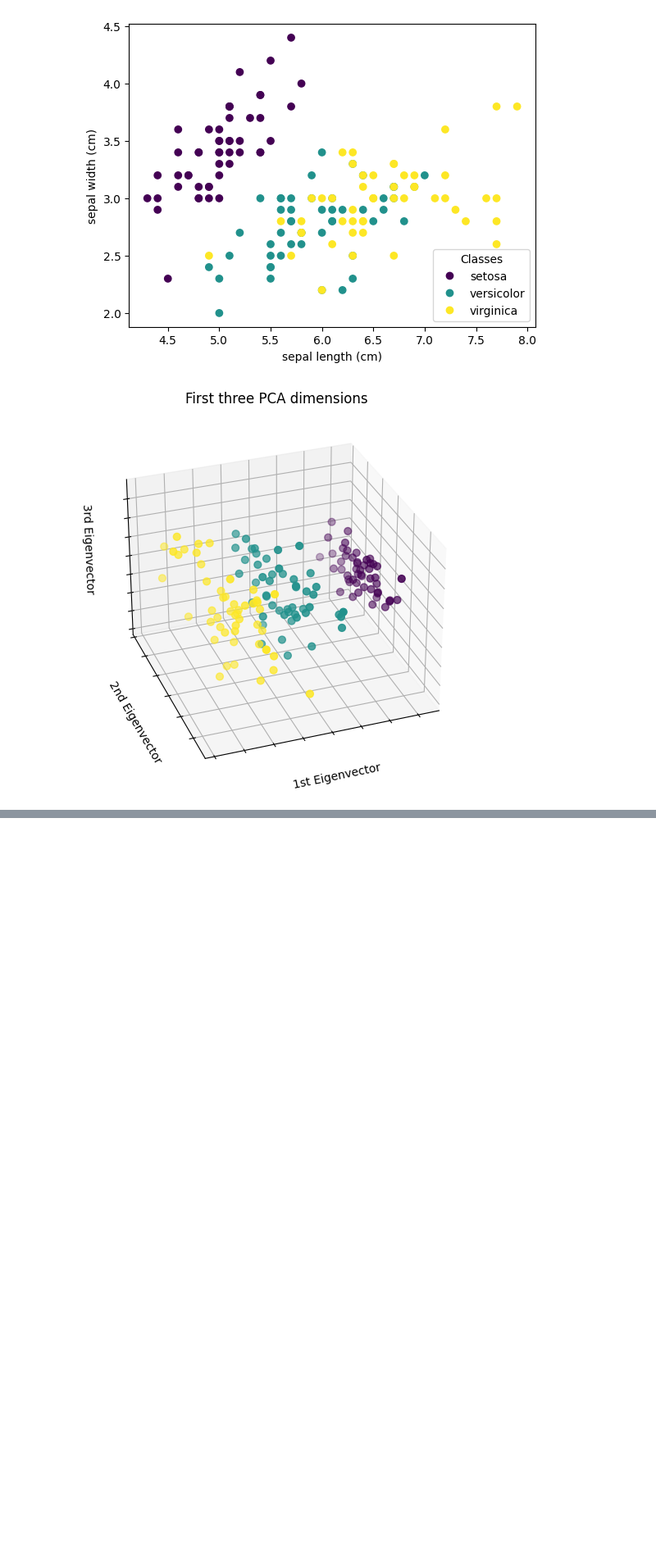
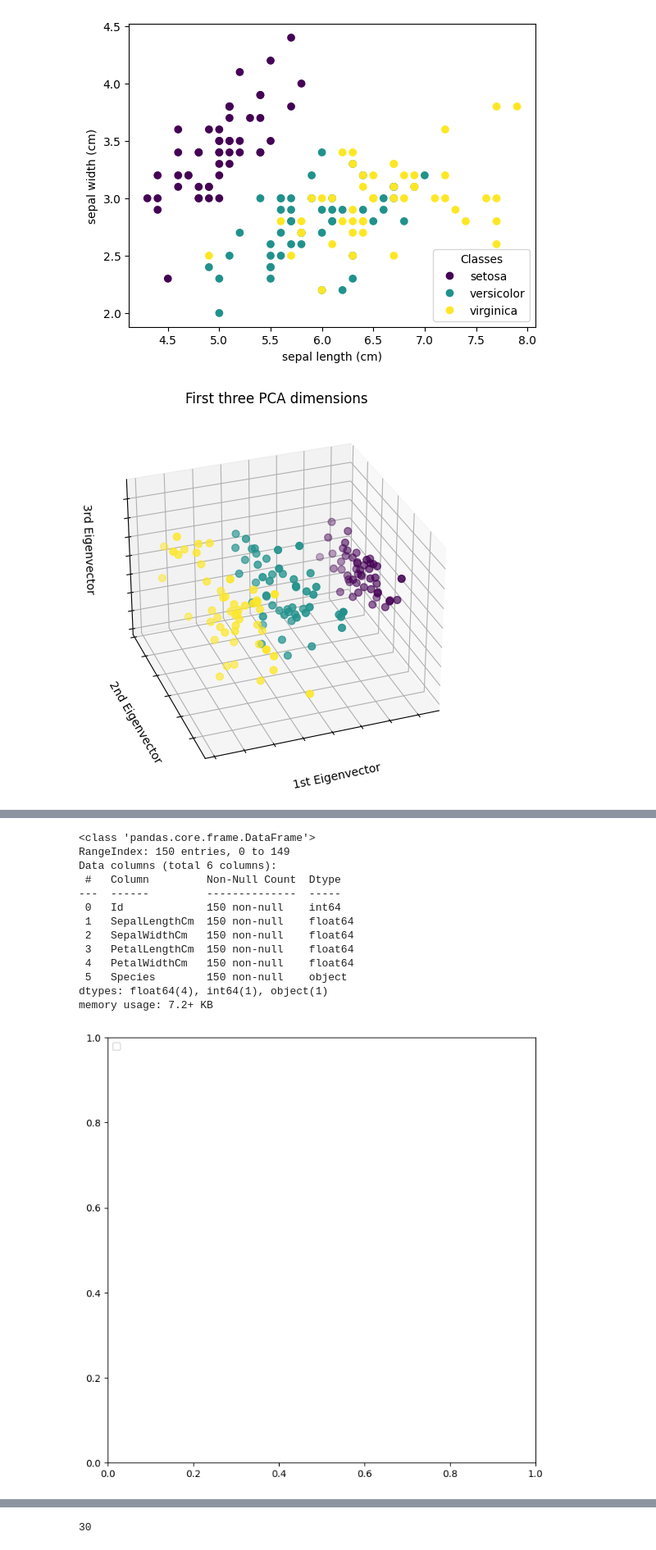
Before and after one commit to JayeshTheCoder/Principal-Component-Analysis, a Jupyter notebook: Principle_Component_Analysis_435.ipynb, the cells around one changed output, grey strips where cells are left out. Shown: that part at 82% size. Cells and saved outputs as stored; diff of their text form; code cells hidden in the pictures; blank space fills up the shorter version.

```diff
--- a/Principle_Component_Analysis_435.ipynb
+++ b/Principle_Component_Analysis_435.ipynb
@@ -95,3 +95,68 @@ ax.zaxis.set_ticklabels([])
 plt.show()
 # %% [output]
 [figure]
+# %%
+#IRIS DATASET
+#LINK: https://www.kaggle.com/datasets/uciml/iris
+#This data sets consists of 3 different types of irises’ (Setosa, Versicolour, and Virginica)
+import numpy as np
+import pandas as pd
+import matplotlib.pyplot as plt
+import seaborn as sns
+df = pd.read_csv('/content/Iris.csv')
+df.shape
+df.head()
+df.tail()
+df.info()
+df.isna().sum()
+df.duplicated().sum()
+df.describe()
+df.columns
+df.drop(columns='Id',axis=1,inplace=True)
+df.head()
+Species = df['Species'].value_counts().reset_index()
+Species
+plt.figure(figsize=(8,8))
+plt.legend(loc='upper left')
+plt.show()
+df.head()
+sns.scatterplot(x='SepalLengthCm', y='SepalWidthCm', data=df, hue='Species')
+plt.title('Sepal Width vs Sepal Length')
+plt.show()
+sns.lmplot(
+    x="SepalLengthCm",
+    y="SepalWidthCm",
+    hue="Species",
+    palette="bright",
+    data=df
+)
+
+plt.title("Sepal Length VS Sepal Width")
+plt.show()
+sns.scatterplot(x='PetalLengthCm', y='PetalWidthCm', data=df, hue='Species')
+plt.title('Petal Width vs Petal Length')
+plt.show()
+sns.lmplot(
+    x="PetalLengthCm",
+    y="PetalWidthCm",
+    hue="Species",
+    palette="bright",
+    data=df
+)
+
+plt.title("Petal Length VS Petal Width")
+plt.show()
+newdf = df.drop(columns='Species',axis=1)
+newdf.corr()
+sns.heatmap(newdf.corr(), annot=True)
+from sklearn.model_selection import train_test_split
+from sklearn.preprocessing import LabelEncoder
+label_encoder = LabelEncoder()
+df['Species'] = label_encoder.fit_transform(df['Species'])
+df.head()
+X = df.drop(['Species'], axis=1)
+y = df['Species']
+X_train, X_test, y_train, y_test = train_test_split(X, y, test_size=0.2, random_state=43)
+len(X_train)
+len(X_test)
+# %% [output]
@@ -97,0 +164,14 @@ plt.show()
+<class 'pandas.core.frame.DataFrame'>
+RangeIndex: 150 entries, 0 to 149
+Data columns (total 6 columns):
+ #   Column         Non-Null Count  Dtype
+---  ------         --------------  -----
+ 0   Id             150 non-null    int64
+ 1   SepalLengthCm  150 non-null    float64
+ 2   SepalWidthCm   150 non-null    float64
+ 3   PetalLengthCm  150 non-null    float64
+ 4   PetalWidthCm   150 non-null    float64
+ 5   Species        150 non-null    object
+dtypes: float64(4), int64(1), object(1)
+memory usage: 7.2+ KB
+[figure, added]
@@ -97,0 +182 @@ plt.show()
+30
```
Also changed, not shown: parts of 1 cell of this notebook.
